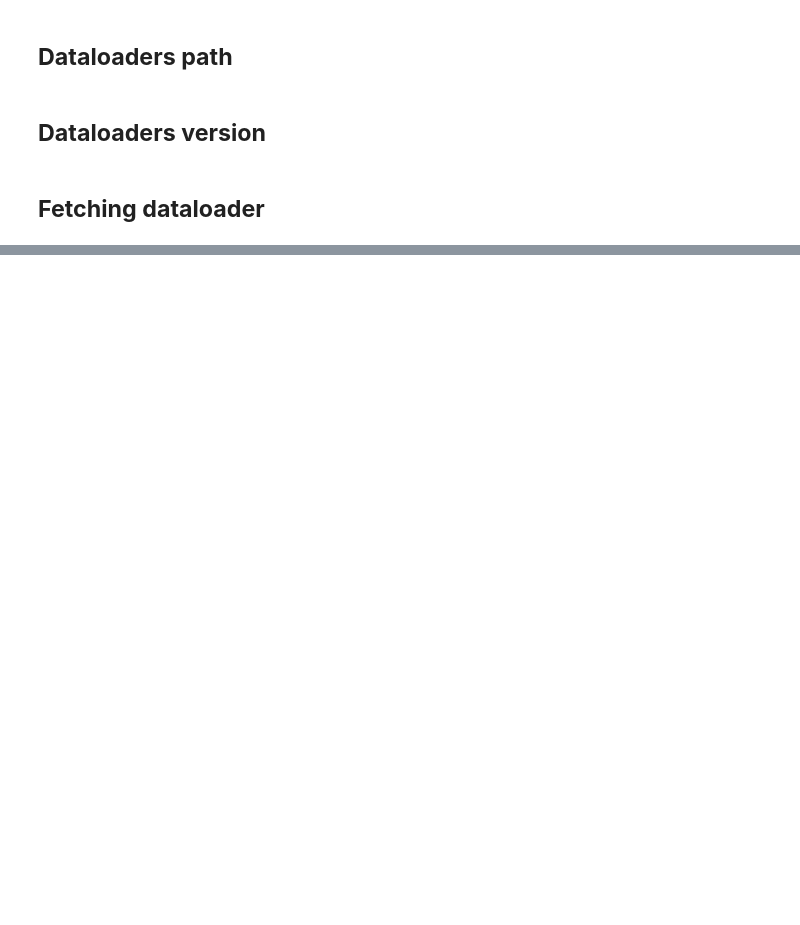
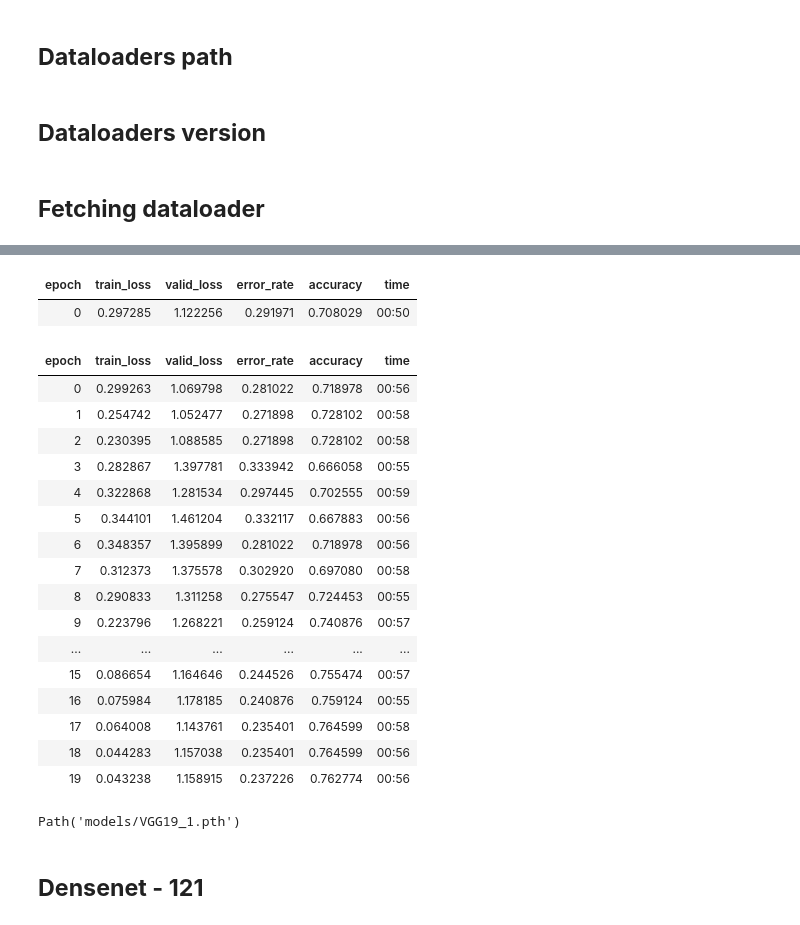
Before and after one commit to Neloy-Barman/Interpretable-Bengali-Fish-Recognizer, a Jupyter notebook: notebooks/model trainer.ipynb, the cells around one changed output, grey strips where cells are left out. Saved outputs shown, nothing was run; the diff lists cells and outputs as text; code cells hidden in the pictures; blank space fills up the shorter version.

```diff
--- a/notebooks/model trainer.ipynb
+++ b/notebooks/model trainer.ipynb
@@ -46,2 +42,2 @@ data_loader.valid.show_batch(max_n=20, nrows = 4)
 # %%
-model = vision_learner(data_loader, vgg19_bn, matrics = [error_rate, accuracy])
+model = vision_learner(data_loader, vgg19_bn, metrics = [error_rate, accuracy])
@@ -47,0 +46,2 @@ model = vision_learner(data_loader, vgg19_bn, matrics = [error_rate, accuracy])
+# %%
+model.load(f"VGG19_1")
@@ -50,8 +66,34 @@ model.fine_tune(10)
+# %%
+model.fine_tune(20)
+# %% [output]
+| epoch | train_loss | valid_loss | error_rate | accuracy | time |
+| 0 | 0.297285 | 1.122256 | 0.291971 | 0.708029 | 00:50 |
+| epoch | train_loss | valid_loss | error_rate | accuracy | time |
+| 0 | 0.299263 | 1.069798 | 0.281022 | 0.718978 | 00:56 |
+| 1 | 0.254742 | 1.052477 | 0.271898 | 0.728102 | 00:58 |
+| 2 | 0.230395 | 1.088585 | 0.271898 | 0.728102 | 00:58 |
+| 3 | 0.282867 | 1.397781 | 0.333942 | 0.666058 | 00:55 |
+| 4 | 0.322868 | 1.281534 | 0.297445 | 0.702555 | 00:59 |
+| 5 | 0.344101 | 1.461204 | 0.332117 | 0.667883 | 00:56 |
+| 6 | 0.348357 | 1.395899 | 0.281022 | 0.718978 | 00:56 |
+| 7 | 0.312373 | 1.375578 | 0.302920 | 0.697080 | 00:58 |
+| 8 | 0.290833 | 1.311258 | 0.275547 | 0.724453 | 00:55 |
+| 9 | 0.223796 | 1.268221 | 0.259124 | 0.740876 | 00:57 |
+| ... | ... | ... | ... | ... | ... |
+| 15 | 0.086654 | 1.164646 | 0.244526 | 0.755474 | 00:57 |
+| 16 | 0.075984 | 1.178185 | 0.240876 | 0.759124 | 00:55 |
+| 17 | 0.064008 | 1.143761 | 0.235401 | 0.764599 | 00:58 |
+| 18 | 0.044283 | 1.157038 | 0.235401 | 0.764599 | 00:56 |
+| 19 | 0.043238 | 1.158915 | 0.237226 | 0.762774 | 00:56 |
 # %%
 model_name = "VGG19"
 model_version = 1
 # %%
 model.save(f"{model_name}_{model_version}")
+# %% [output]
+Path('models/VGG19_1.pth')
 # %%
 models_path = "models"
 model.export(fname=f"{models_path}/{model_name}_{model_version}.pkl")
+# %% [markdown]
+## **Densenet - 121**
```
Also changed, not shown: parts of 23 cells of this notebook, 1 other file.
